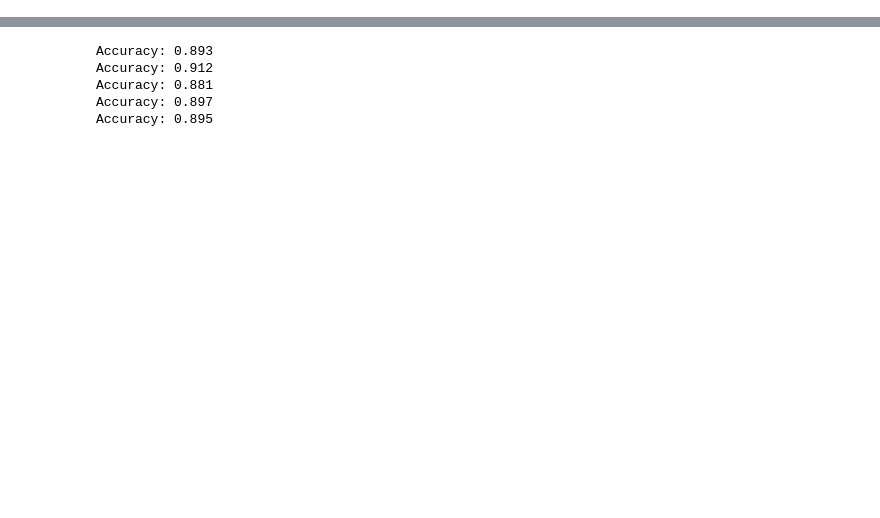
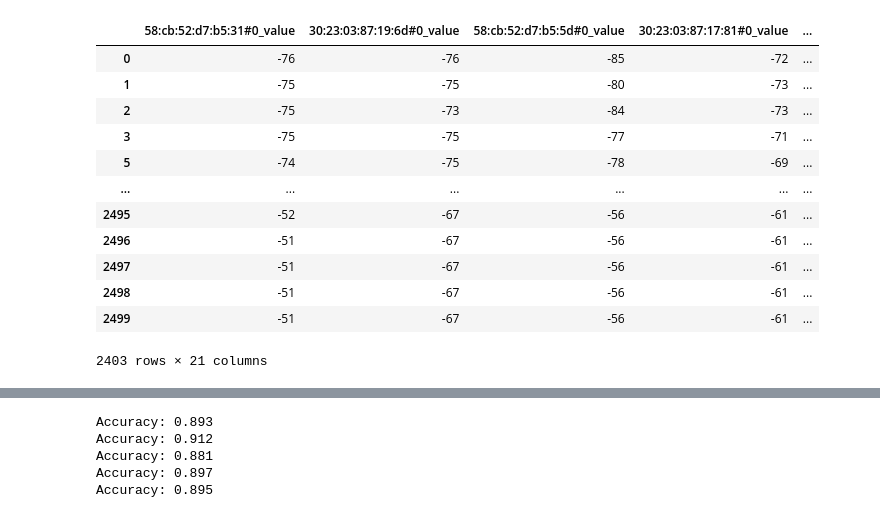
Before and after one commit to VSatej/CoDaS-Project, a Jupyter notebook: Indoor Positioning System based on WIFI RTT.ipynb, the cells around one changed output, grey strips where cells are left out. Drawn from its saved outputs; the diff is of its cells as text; code cells hidden in the pictures; blank space fills up the shorter version.

```diff
--- a/Indoor Positioning System based on WIFI RTT.ipynb
+++ b/Indoor Positioning System based on WIFI RTT.ipynb
@@ -115,0 +49,27 @@ Index(['batch', 'x', 'y', 'z', 'brand', 'model', 'angle', 'sampleNumber',
+# %%
+basic_columns = ["batch","x","y","z","angle","brand","model","sampleNumber"]
+
+
+APS = [
+"58:cb:52:d7:b5:31",
+"58:cb:52:d7:b4:d9",
+"58:cb:52:d7:b5:5d",
+"58:cb:52:d7:bb:61",
+"30:23:03:87:19:6d",
+"30:23:03:87:17:99",
+"30:23:03:87:17:81"
+]
+ap_columns = [col for col in data_frame.columns if any(mac in col for mac in APS)]
+data_frame = data_frame[basic_columns + ap_columns]
+print(data_frame.head())
+
+rtt_columns  = [col for col in data_frame.columns if '#0_samples_averaged' in col]
+rss_columns  = [col for col in data_frame.columns if '#1_samples_averaged' in col]
+print("RTT columns:", rtt_columns)
+print("RSS columns:", rss_columns)
+
+for col in rtt_columns:
+    data_frame = data_frame.loc[data_frame[col] == 1]
+
+for col in rss_columns:
+    data_frame = data_frame.loc[data_frame[col] == 1]
@@ -115,0 +94,4 @@ Index(['batch', 'x', 'y', 'z', 'brand', 'model', 'angle', 'sampleNumber',
+# %%
+print(data_frame.columns)
+data_frame = data_frame.drop(columns=[col for col in data_frame.columns if '#0_samples_averaged' in col or '#1_samples_averaged' in col])
+print(data_frame.columns)
@@ -115,0 +116,9 @@ Index(['batch', 'x', 'y', 'z', 'brand', 'model', 'angle', 'sampleNumber',
+# %%
+rss_columns = [col for col in data_frame.columns if '#0_value' in col]
+rtt_columns = [col for col in data_frame.columns if '#1_value' in col]
+std_columns = [col for col in data_frame.columns if '#0_error' in col]
+
+columns = rss_columns + rtt_columns + std_columns
+print("RSS columns:", len(rss_columns))
+print("RTT columns:", len(rtt_columns))
+print("STD columns:", len(std_columns))
@@ -131,3 +148,0 @@ Length: 366, dtype: int64
-# %%
-data_frame = data_frame.fillna(-100)
-print(data_frame.isna().sum())
@@ -176,3 +206,19 @@ Index(['batch', 'x', 'y', 'z', 'brand', 'model', 'angle', 'sampleNumber',
+# %%
+data_frame[columns]
+# %% [output]
+|  | 58:cb:52:d7:b5:31#0_value | 30:23:03:87:19:6d#0_value | 58:cb:52:d7:b5:5d#0_value | 30:23:03:87:17:81#0_value | ... |
+| 0 | -76 | -76 | -85 | -72 | ... |
+| 1 | -75 | -75 | -80 | -73 | ... |
+| 2 | -75 | -73 | -84 | -73 | ... |
+| 3 | -75 | -75 | -77 | -71 | ... |
+| 5 | -74 | -75 | -78 | -69 | ... |
+| ... | ... | ... | ... | ... | ... |
+| 2495 | -52 | -67 | -56 | -61 | ... |
+| 2496 | -51 | -67 | -56 | -61 | ... |
+| 2497 | -51 | -67 | -56 | -61 | ... |
+| 2498 | -51 | -67 | -56 | -61 | ... |
+| 2499 | -51 | -67 | -56 | -61 | ... |
+2403 rows × 21 columns
 # %%
 from sklearn.cluster import KMeans
 
```
Also changed, not shown: parts of 25 cells of this notebook, 1 other file.
